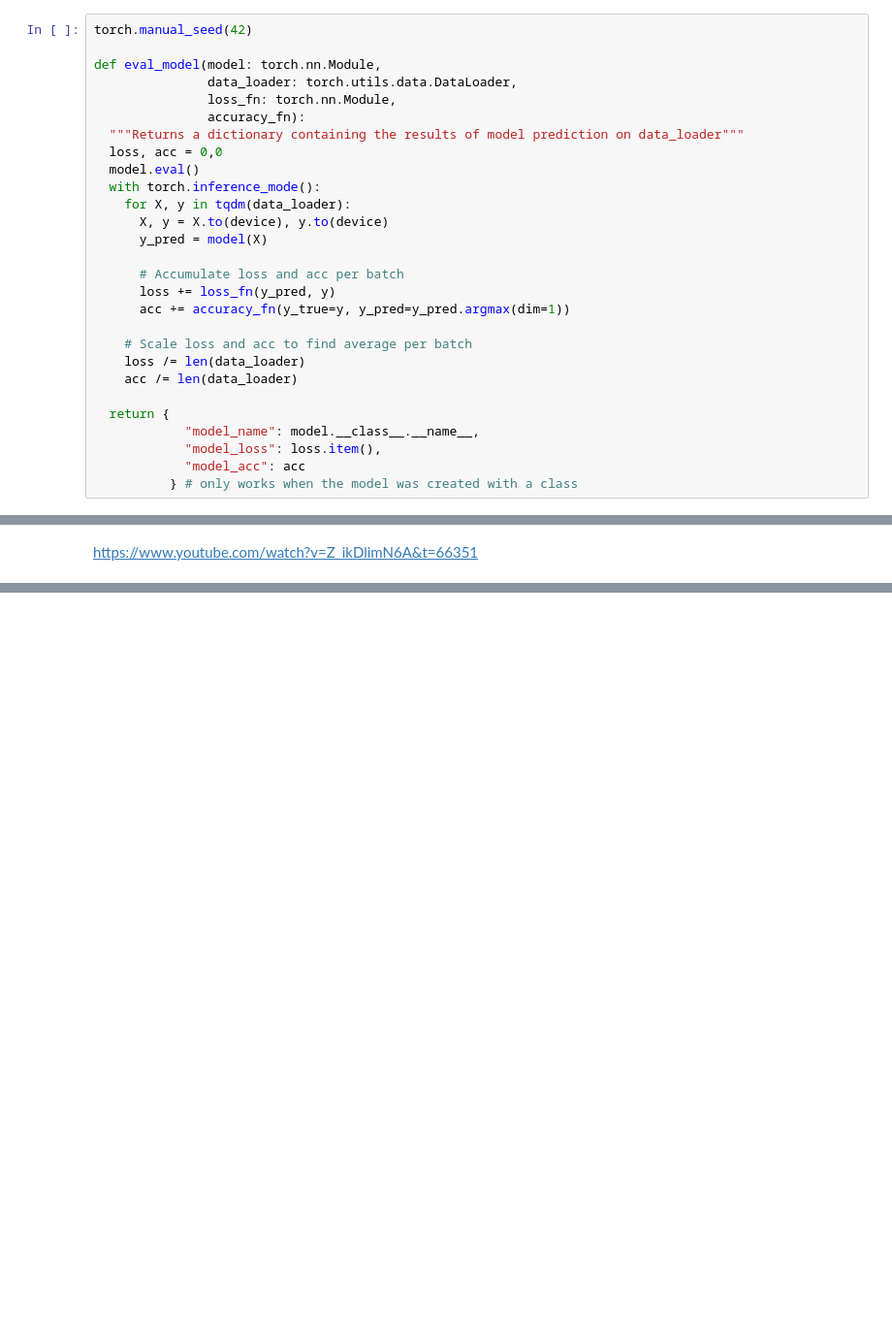
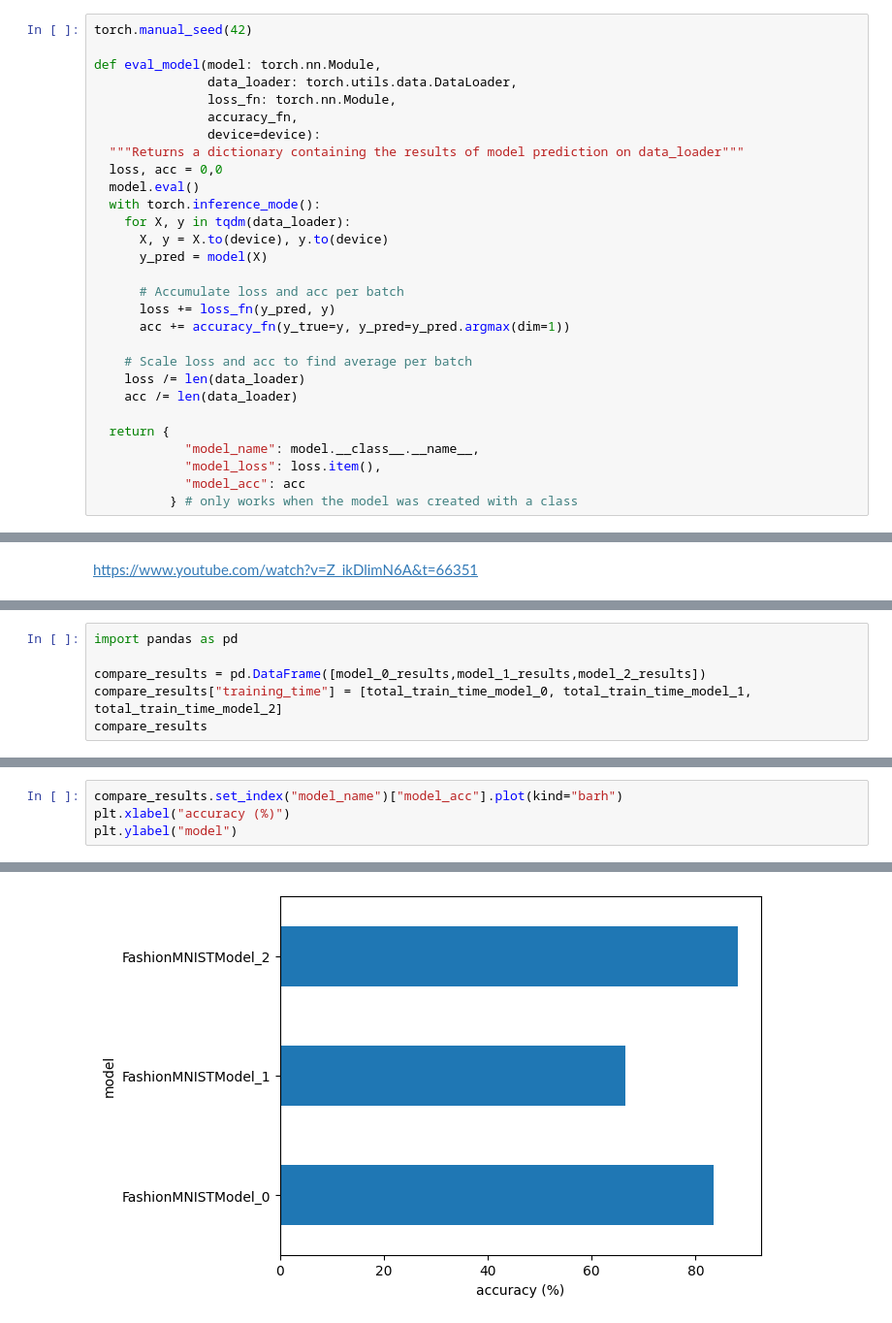
Before and after one commit to Endolf/pytorch-deep-learning-rocm, a Jupyter notebook: src/03_pytorch_computer_vision.ipynb, the cells around one changed output, grey strips where cells are left out. Shown at 97% size. Drawn from its saved outputs; the diff is of its cells as text; blank space fills up the shorter version.

```diff
--- a/src/03_pytorch_computer_vision.ipynb
+++ b/src/03_pytorch_computer_vision.ipynb
@@ -262,7 +262,8 @@ torch.manual_seed(42)
 def eval_model(model: torch.nn.Module,
                data_loader: torch.utils.data.DataLoader,
                loss_fn: torch.nn.Module,
-               accuracy_fn):
+               accuracy_fn,
+               device=device):
   """Returns a dictionary containing the results of model prediction on data_loader"""
   loss, acc = 0,0
   model.eval()
@@ -645,0 +713,6 @@ https://www.youtube.com/watch?v=Z_ikDlimN6A&t=66351
+# %%
+import pandas as pd
+
+compare_results = pd.DataFrame([model_0_results,model_1_results,model_2_results])
+compare_results["training_time"] = [total_train_time_model_0, total_train_time_model_1, total_train_time_model_2]
+compare_results
@@ -645,0 +724,5 @@ https://www.youtube.com/watch?v=Z_ikDlimN6A&t=66351
+# %%
+compare_results.set_index("model_name")["model_acc"].plot(kind="barh")
+plt.xlabel("accuracy (%)")
+plt.ylabel("model")
+# %% [output]
@@ -645,0 +730 @@ https://www.youtube.com/watch?v=Z_ikDlimN6A&t=66351
+[figure, added]
```
Also changed, not shown: parts of 21 cells of this notebook.
